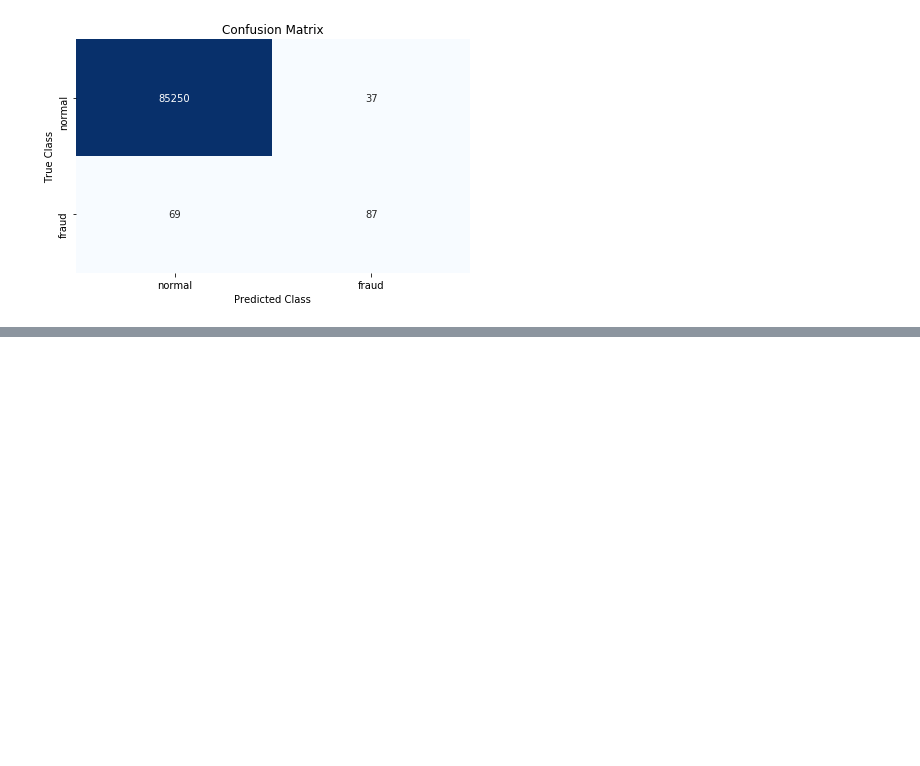
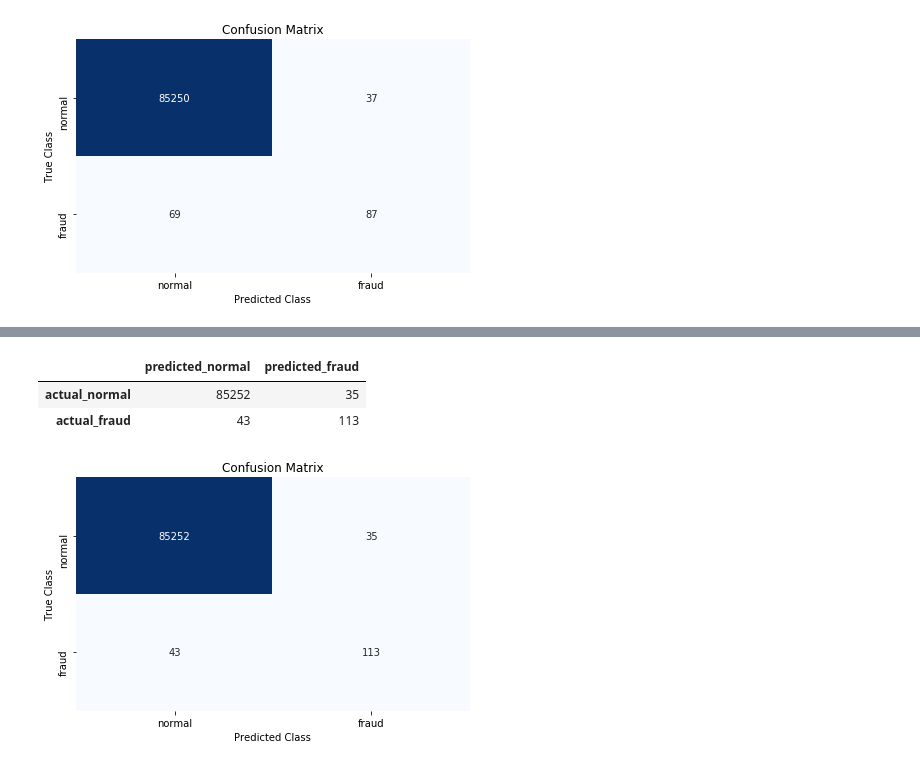
Before and after one commit to joshua-furtado/credit_card_fraud_detection, a Jupyter notebook: credit_card_fraud_detection.ipynb, the cells around one changed output, grey strips where cells are left out. Saved outputs shown, nothing was run; the diff lists cells and outputs as text; code cells hidden in the pictures; blank space fills up the shorter version.

Commit message:
Train model using decision trees

```diff
--- a/credit_card_fraud_detection.ipynb
+++ b/credit_card_fraud_detection.ipynb
@@ -205,8 +203,8 @@ x_train, x_test, y_train, y_test = train_test_split(features, label, test_size =
 # %%
 from sklearn.linear_model import LogisticRegression
 
-linear_regressor = LogisticRegression()
-linear_regressor.fit(x_train, y_train)
+logistic_regressor = LogisticRegression()
+logistic_regressor.fit(x_train, y_train)
 # %% [output]
 LogisticRegression(C=1.0, class_weight=None, dual=False, fit_intercept=True,
                    intercept_scaling=1, l1_ratio=None, max_iter=100,
@@ -275,0 +278,5 @@ plt.show()
+# %%
+from sklearn.tree import DecisionTreeClassifier
+
+decision_tree = DecisionTreeClassifier()
+decision_tree.fit(x_train, y_train)
@@ -275,0 +298,3 @@ plt.show()
+# %%
+y_pred = decision_tree.predict(x_test)
+results = pd.DataFrame({'Actual': y_test, 'Predicted': y_pred})
@@ -275,0 +328,19 @@ plt.show()
+# %%
+actual_labels = ['actual_normal', 'actual_fraud']
+pred_labels = ['predicted_normal', 'predicted_fraud']
+matrix = confusion_matrix(y_test, y_pred)
+matrix_df = pd.DataFrame(matrix, index=actual_labels, columns=pred_labels)
+matrix_df
+# %% [output]
+|  | predicted_normal | predicted_fraud |
+| actual_normal | 85252 | 35 |
+| actual_fraud | 43 | 113 |
+# %%
+class_labels = ['normal', 'fraud']
+matrix_df = pd.DataFrame(matrix, index=class_labels, columns=class_labels)
+sns.heatmap(matrix_df, annot=True, cbar=None, cmap="Blues", fmt = 'd')
+plt.title("Confusion Matrix"), plt.tight_layout()
+plt.ylabel("True Class"), plt.xlabel("Predicted Class")
+plt.show()
+# %% [output]
+[figure, added]
```
Also changed, not shown: parts of 16 cells of this notebook, 1 other file.
